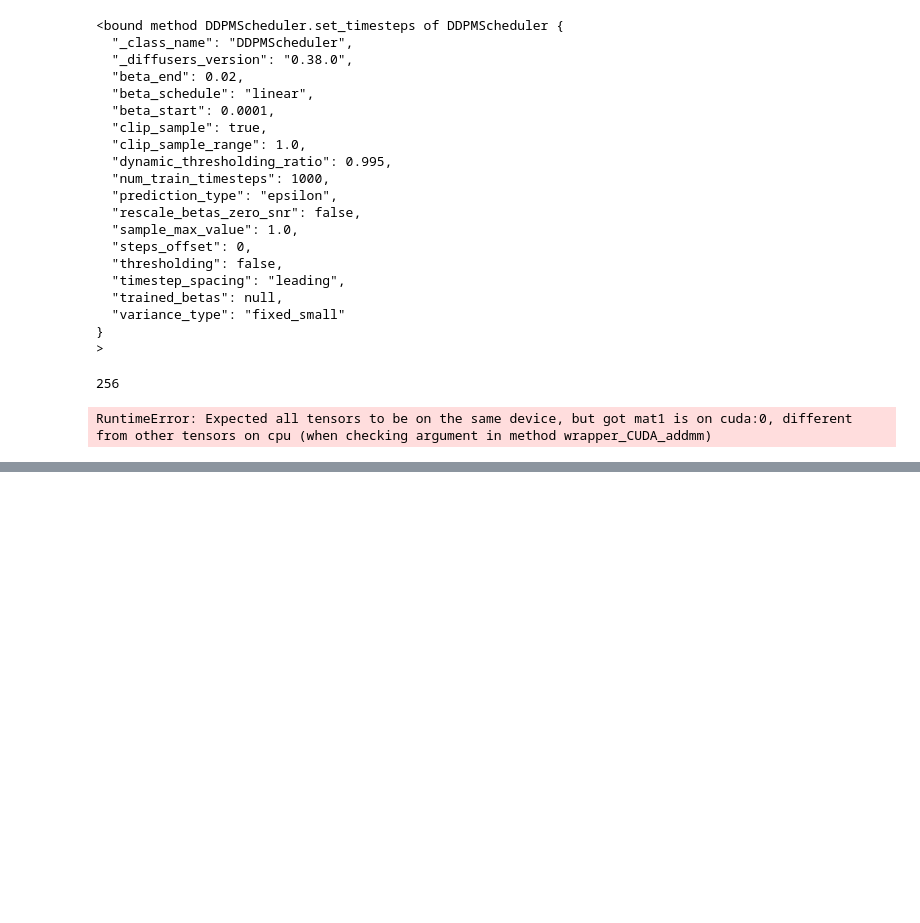
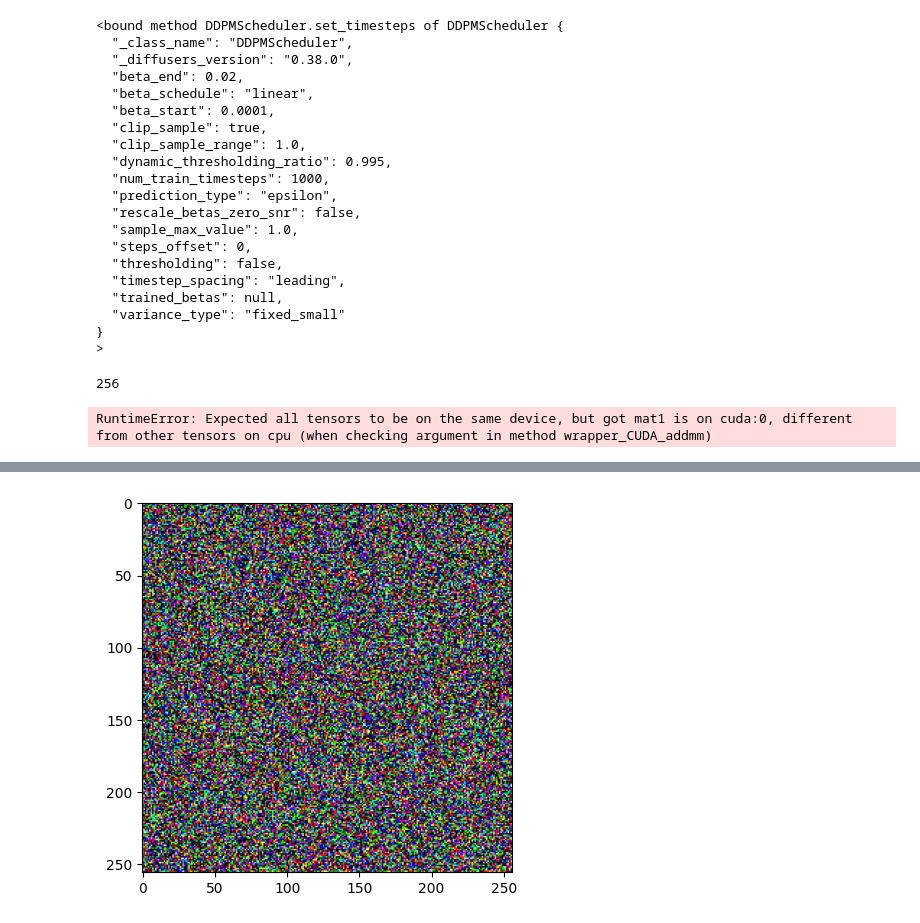
Before and after one commit to IrfanKpm/ai-with-huggingface, a Jupyter notebook: ch03_diffusion_model.ipynb, the cells around one changed output, grey strips where cells are left out. Saved outputs shown, nothing was run; the diff lists cells and outputs as text; code cells hidden in the pictures; blank space fills up the shorter version.

```diff
--- a/ch03_diffusion_model.ipynb
+++ b/ch03_diffusion_model.ipynb
@@ -208,2 +200,13 @@ for t in scheduler.timesteps:
 # %% [output]
 RuntimeError: Expected all tensors to be on the same device, but got mat1 is on cuda:0, different from other tensors on cpu (when checking argument in method wrapper_CUDA_addmm)
+# %%
+device = torch.device("cuda")
+
+model = model.to(device)
+input = input.to(device)
+# %%
+input = torch.randn((1, 3, 256, 256),device=device)
+# %%
+plt.imshow(input.cpu().permute(0,2,3,1)[0])
+plt.show()
+# %% [output]
@@ -209,0 +214 @@ RuntimeError: Expected all tensors to be on the same device, but got mat1 is on
+[figure, added]
```
Also changed, not shown: parts of 7 cells of this notebook.
